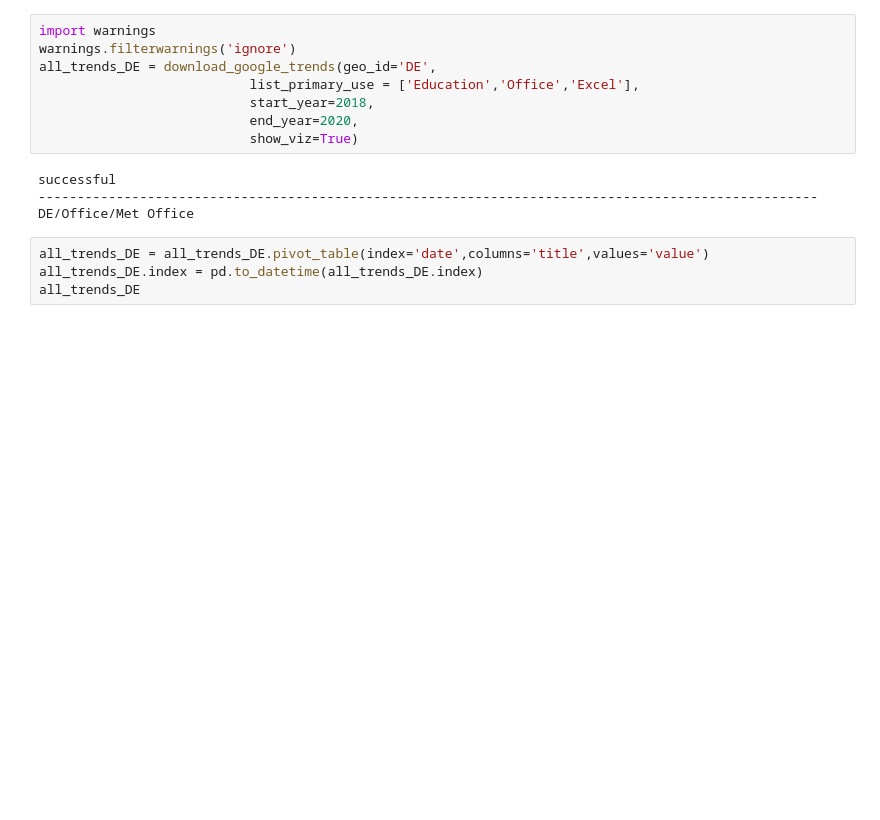
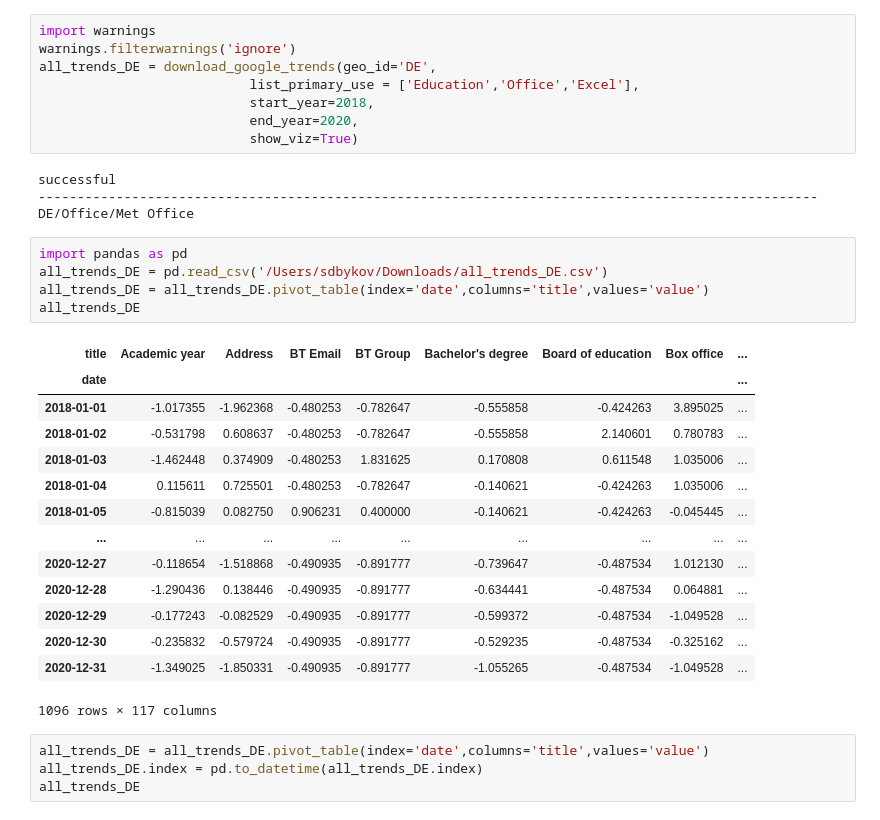
Before and after one commit to SergeiDBykov/swarm_energAIser, a Jupyter notebook: 1_exploratory_analysis/1_hamelin/4_hamelin_trends_Patric.ipynb, the cells around one changed output. Drawn from its saved outputs; the diff is of its cells as text; blank space fills up the shorter version.

```diff
--- a/1_exploratory_analysis/1_hamelin/4_hamelin_trends.ipynb
+++ b/1_exploratory_analysis/1_hamelin/4_hamelin_trends_Patric.ipynb
@@ -56,6 +56,26 @@ all_trends_DE = download_google_trends(geo_id='DE',
 successful
 ----------------------------------------------------------------------------------------------------
 DE/Office/Met Office
+# %%
+import pandas as pd
+all_trends_DE = pd.read_csv('/Users/sdbykov/Downloads/all_trends_DE.csv')
+all_trends_DE = all_trends_DE.pivot_table(index='date',columns='title',values='value')
+all_trends_DE
+# %% [output]
+| title | Academic year | Address | BT Email | BT Group | Bachelor's degree | Board of education | Box office | ... |
+| date |  |  |  |  |  |  |  | ... |
+| 2018-01-01 | -1.017355 | -1.962368 | -0.480253 | -0.782647 | -0.555858 | -0.424263 | 3.895025 | ... |
+| 2018-01-02 | -0.531798 | 0.608637 | -0.480253 | -0.782647 | -0.555858 | 2.140601 | 0.780783 | ... |
+| 2018-01-03 | -1.462448 | 0.374909 | -0.480253 | 1.831625 | 0.170808 | 0.611548 | 1.035006 | ... |
+| 2018-01-04 | 0.115611 | 0.725501 | -0.480253 | -0.782647 | -0.140621 | -0.424263 | 1.035006 | ... |
+| 2018-01-05 | -0.815039 | 0.082750 | 0.906231 | 0.400000 | -0.140621 | -0.424263 | -0.045445 | ... |
+| ... | ... | ... | ... | ... | ... | ... | ... | ... |
+| 2020-12-27 | -0.118654 | -1.518868 | -0.490935 | -0.891777 | -0.739647 | -0.487534 | 1.012130 | ... |
+| 2020-12-28 | -1.290436 | 0.138446 | -0.490935 | -0.891777 | -0.634441 | -0.487534 | 0.064881 | ... |
+| 2020-12-29 | -0.177243 | -0.082529 | -0.490935 | -0.891777 | -0.599372 | -0.487534 | -1.049528 | ... |
+| 2020-12-30 | -0.235832 | -0.579724 | -0.490935 | -0.891777 | -0.529235 | -0.487534 | -0.325162 | ... |
+| 2020-12-31 | -1.349025 | -1.850331 | -0.490935 | -0.891777 | -1.055265 | -0.487534 | -1.049528 | ... |
+1096 rows × 117 columns
 # %%
 all_trends_DE = all_trends_DE.pivot_table(index='date',columns='title',values='value')
 all_trends_DE.index = pd.to_datetime(all_trends_DE.index)
```
Also changed, not shown: parts of 1 cell of this notebook, 8 other files.
